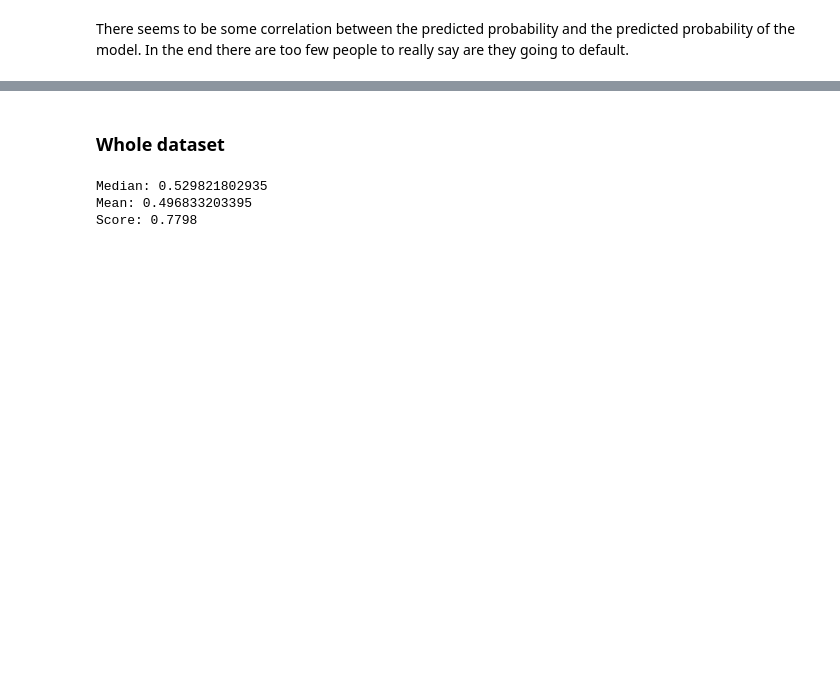
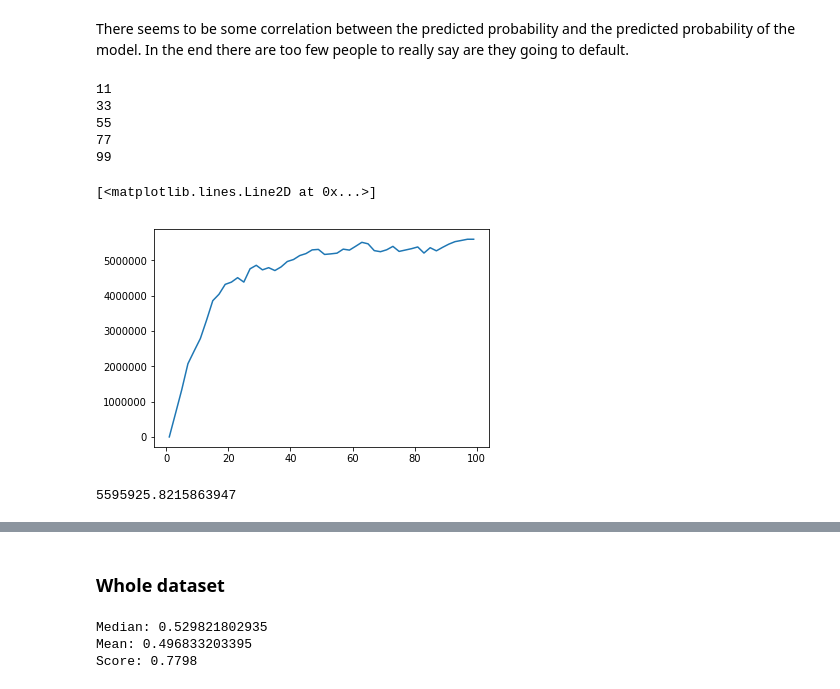
Before and after one commit to Stippos/ORSeminar, a Jupyter notebook: Cash Flow Model.ipynb, the cells around one changed output, grey strips where cells are left out. Cells and saved outputs as stored; diff of their text form; code cells hidden in the pictures; blank space fills up the shorter version.

```diff
--- a/Cash Flow Model.ipynb
+++ b/Cash Flow Model.ipynb
@@ -376,8 +378,8 @@ def bottomLine(dataset, collectEff, bias):
     #the amount of active credit cards must be scaled to much the effect of the filtering
 
     scaledActiveCards = activeCards * len(dataset) / (30000)
-
-    return sum(impacts) / len(dataset) * scaledActiveCards + 75 * (totalCards - scaledActiveCards)
+    scaledTotalCards = totalCards * len(dataset) / (30000)
+    return sum(impacts) / (len(dataset) + 1) * scaledActiveCards + 75 * (scaledTotalCards - scaledActiveCards)
 # %%
 bottomLine(data_na, collectionEfficiency, defaultBiasModifier)
 # %% [output]
@@ -459,2 +537,23 @@ Percetage of people with 30% predicted probability: 0.20455555555555555
 # %% [markdown]
 There seems to be some correlation between the predicted probability and the predicted probability of the model. In the end there are too few people to really say are they going to default.
+# %%
+bottomLines = []
+for i in range(1,100, 2):
+    if(i % 11 == 0):
+        print(i)
+    survivors = test_all[np.where(probabilities[:,1] < i / 100)]
+    bottomLines.append(bottomLine(survivors, collectionEfficiency, defaultBiasModifier))
+
+plt.plot(list(range(1,100,2)),bottomLines)
+# %% [output]
+11
+33
+55
+77
+99
+[<matplotlib.lines.Line2D at 0x...>]
+[figure, added]
+# %%
+bottomLine(test_all, collectionEfficiency, defaultBiasModifier)
+# %% [output]
+5595925.8215863947
```
Also changed, not shown: parts of 18 cells of this notebook, 2 other files.
